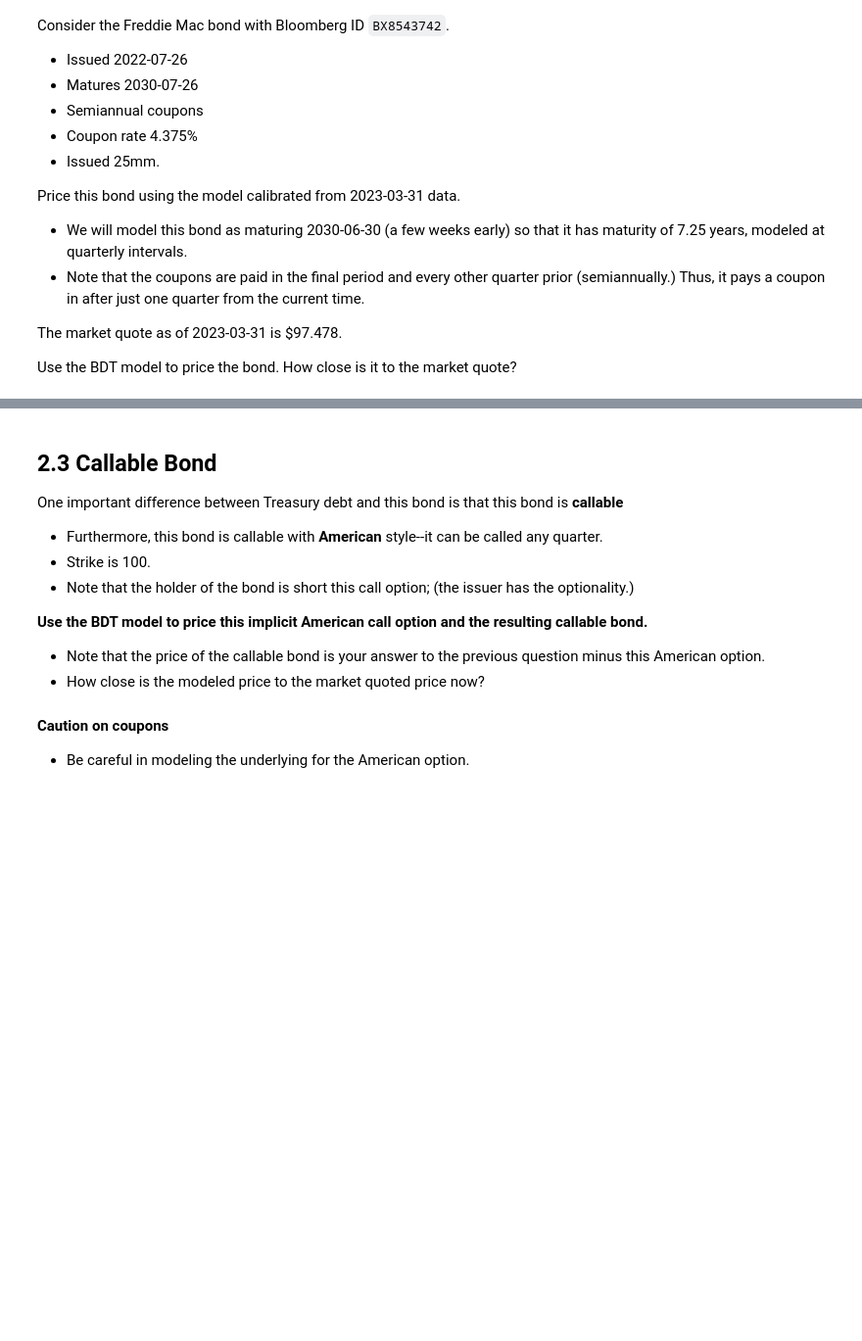
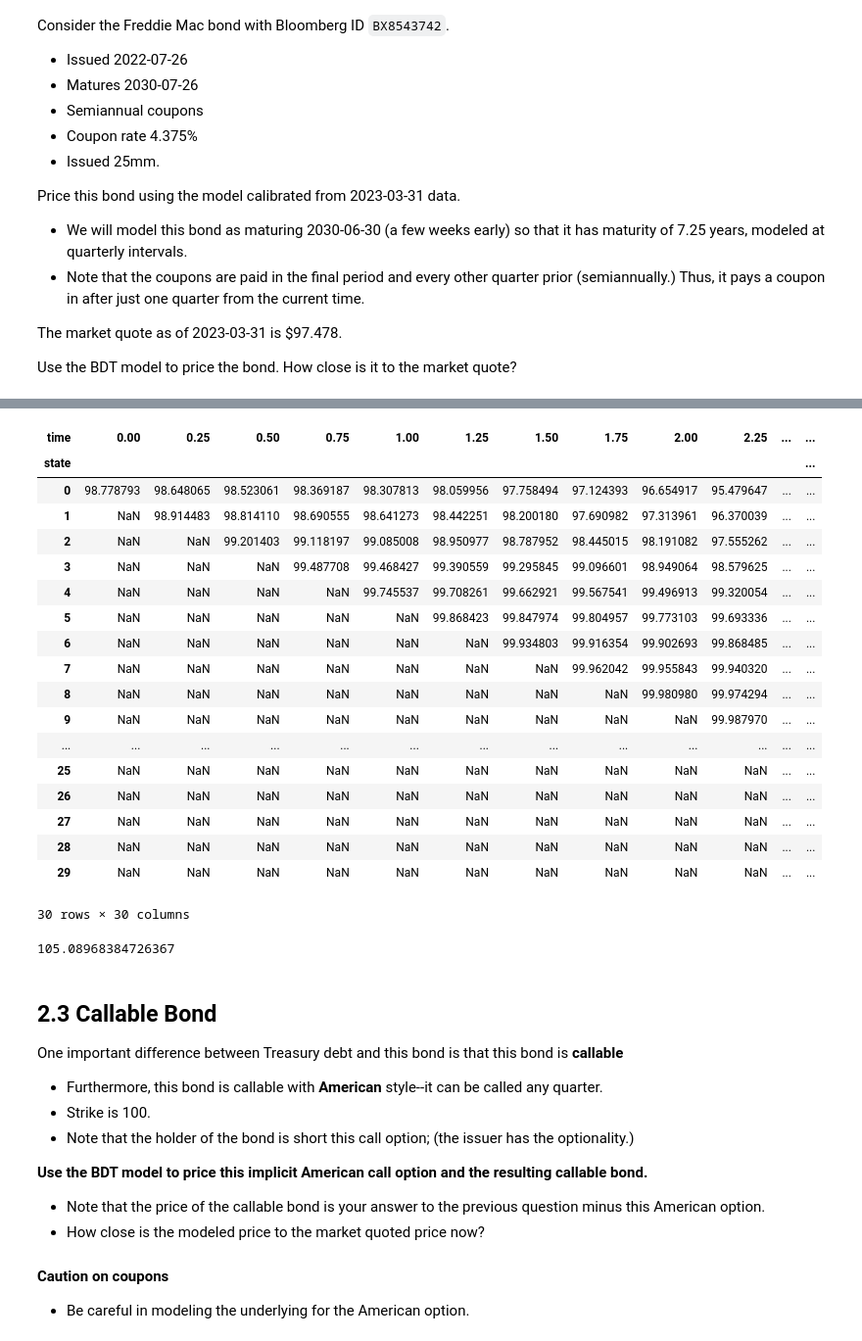
Before and after one commit to dcstein22/finm-fiderivs-2023, a Jupyter notebook: homework/Homework 2.ipynb, the cells around one changed output, grey strips where cells are left out. Shown at 98% size. Cells and saved outputs as stored; diff of their text form; code cells hidden in the pictures; blank space fills up the shorter version.

```diff
--- a/homework/Homework 2.ipynb
+++ b/homework/Homework 2.ipynb
@@ -409,3 +389,13 @@ Price this bond using the model calibrated from 2023-03-31 data.
 The market quote as of 2023-03-31 is \$97.478.
 
 Use the BDT model to price the bond. How close is it to the market quote?
+# %%
+T = 7.25
+dt = .25
+coup = .04375
+tsteps = int(T/dt)+1
+compound = int(1/dt)
+N = 100
+# %%
+bond_cf_tree = binomial.construct_bond_cftree(T = T,compound=compound, cpn = coup,cpn_freq=2)
+bond_cf_tree.head()
@@ -411,0 +411,26 @@ Use the BDT model to price the bond. How close is it to the market quote?
+# %%
+payoff = lambda r: binomial.payoff_bond(r,dt, facevalue=100)
+payoff_4 = lambda r: bond_cf_tree*np.exp(-r)
+refratetree = compound*(np.exp(ratetree/compound)-1)
+cftree = payoff(refratetree.iloc[:tsteps,:tsteps])
+cftree
+# %% [output]
+| time | 0.00 | 0.25 | 0.50 | 0.75 | 1.00 | 1.25 | 1.50 | 1.75 | 2.00 | 2.25 | ... | ... |
+| state |  |  |  |  |  |  |  |  |  |  |  | ... |
+| 0 | 98.778793 | 98.648065 | 98.523061 | 98.369187 | 98.307813 | 98.059956 | 97.758494 | 97.124393 | 96.654917 | 95.479647 | ... | ... |
+| 1 | NaN | 98.914483 | 98.814110 | 98.690555 | 98.641273 | 98.442251 | 98.200180 | 97.690982 | 97.313961 | 96.370039 | ... | ... |
+| 2 | NaN | NaN | 99.201403 | 99.118197 | 99.085008 | 98.950977 | 98.787952 | 98.445015 | 98.191082 | 97.555262 | ... | ... |
+| 3 | NaN | NaN | NaN | 99.487708 | 99.468427 | 99.390559 | 99.295845 | 99.096601 | 98.949064 | 98.579625 | ... | ... |
+| 4 | NaN | NaN | NaN | NaN | 99.745537 | 99.708261 | 99.662921 | 99.567541 | 99.496913 | 99.320054 | ... | ... |
+| 5 | NaN | NaN | NaN | NaN | NaN | 99.868423 | 99.847974 | 99.804957 | 99.773103 | 99.693336 | ... | ... |
+| 6 | NaN | NaN | NaN | NaN | NaN | NaN | 99.934803 | 99.916354 | 99.902693 | 99.868485 | ... | ... |
+| 7 | NaN | NaN | NaN | NaN | NaN | NaN | NaN | 99.962042 | 99.955843 | 99.940320 | ... | ... |
+| 8 | NaN | NaN | NaN | NaN | NaN | NaN | NaN | NaN | 99.980980 | 99.974294 | ... | ... |
+| 9 | NaN | NaN | NaN | NaN | NaN | NaN | NaN | NaN | NaN | 99.987970 | ... | ... |
+| ... | ... | ... | ... | ... | ... | ... | ... | ... | ... | ... | ... | ... |
+| 25 | NaN | NaN | NaN | NaN | NaN | NaN | NaN | NaN | NaN | NaN | ... | ... |
+| 26 | NaN | NaN | NaN | NaN | NaN | NaN | NaN | NaN | NaN | NaN | ... | ... |
+| 27 | NaN | NaN | NaN | NaN | NaN | NaN | NaN | NaN | NaN | NaN | ... | ... |
+| 28 | NaN | NaN | NaN | NaN | NaN | NaN | NaN | NaN | NaN | NaN | ... | ... |
+| 29 | NaN | NaN | NaN | NaN | NaN | NaN | NaN | NaN | NaN | NaN | ... | ... |
+30 rows × 30 columns
@@ -412,3 +439,9 @@ Use the BDT model to price the bond. How close is it to the market quote?
+# %%
+
+bond_price = binomial.bintree_pricing(payoff=payoff,ratetree=ratetree.iloc[:tsteps,:tsteps], undertree = refratetree.iloc[:tsteps,:tsteps],timing = 'deferred', cftree=bond_cf_tree)
+bond_price.iloc[0,0]
+# %% [output]
+105.08968384726367
 # %% [markdown]
 ## 2.3 Callable Bond
 
```
Also changed, not shown: parts of 6 cells of this notebook.
